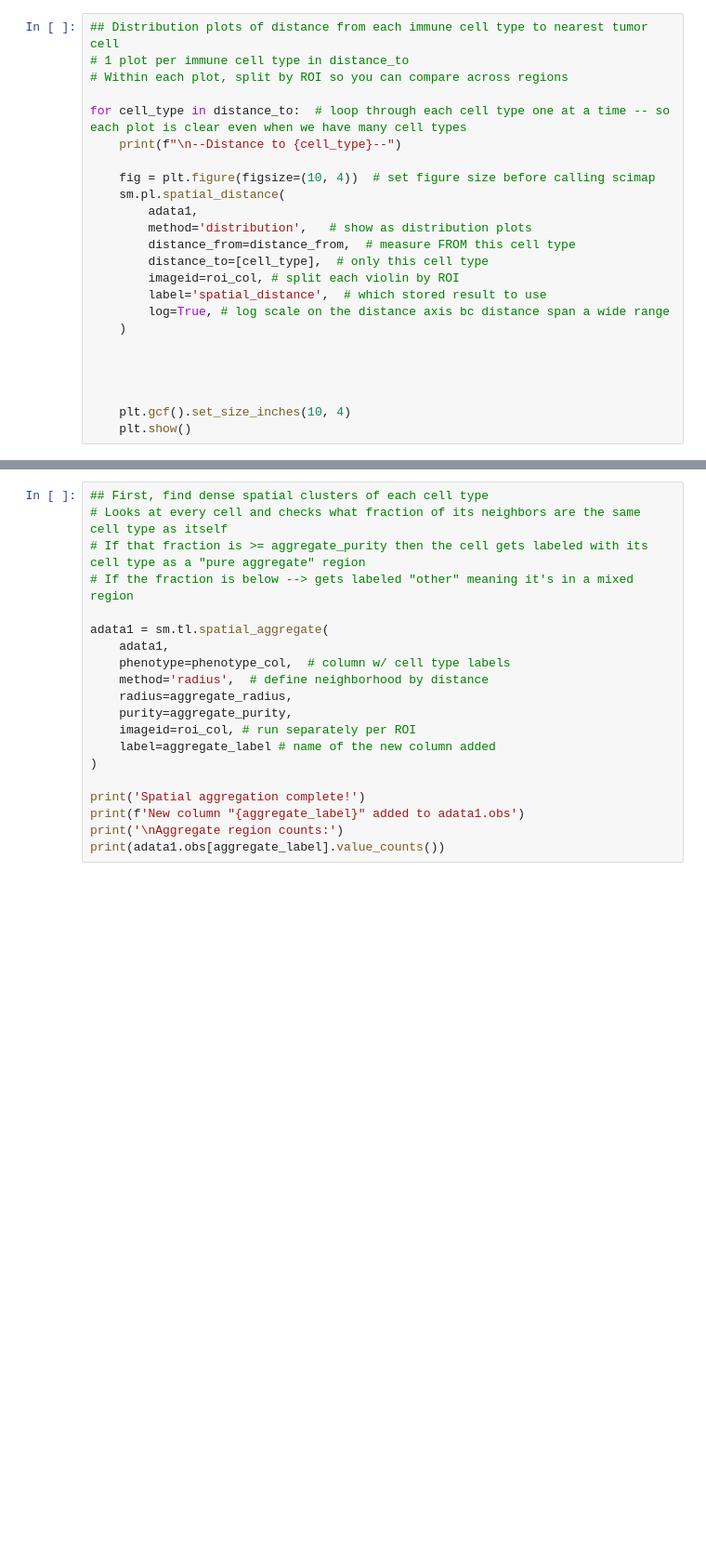
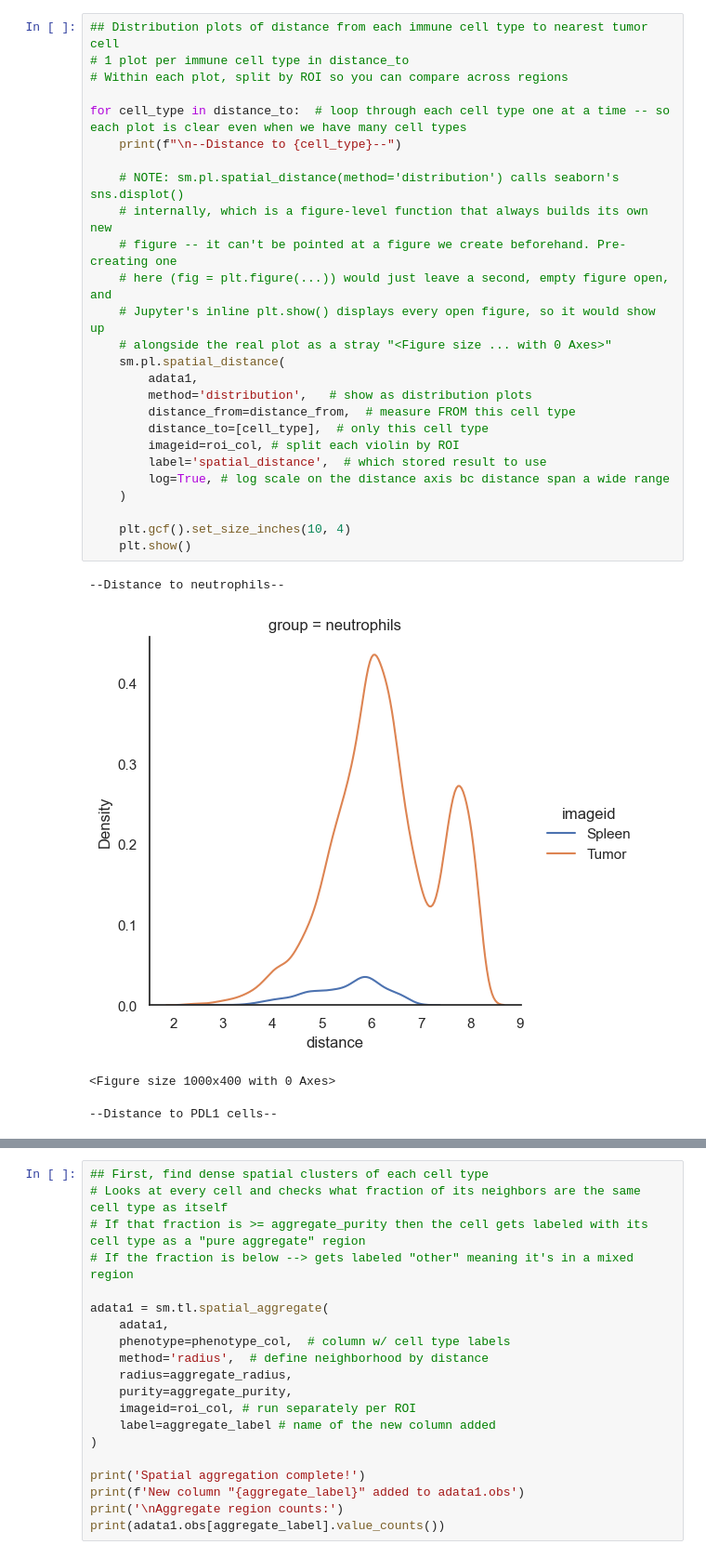
Before and after one commit to elizabethxiu/Elizabeth_Notebooks, a Jupyter notebook: 04_SCIMAP_within_sample_visuals.ipynb, the cells around one changed output, grey strips where cells are left out. Shown at 93% size. Saved outputs shown, nothing was run; the diff lists cells and outputs as text; blank space fills up the shorter version.

```diff
--- a/04_SCIMAP_within_sample_visuals.ipynb
+++ b/04_SCIMAP_within_sample_visuals.ipynb
@@ -307,24 +388,31 @@ for roi in adata1.obs[roi_col].unique():
 # %%
 ## Distribution plots of distance from each immune cell type to nearest tumor cell
 # 1 plot per immune cell type in distance_to
 # Within each plot, split by ROI so you can compare across regions
 
 for cell_type in distance_to:  # loop through each cell type one at a time -- so each plot is clear even when we have many cell types
     print(f"\n--Distance to {cell_type}--")
 
-    fig = plt.figure(figsize=(10, 4))  # set figure size before calling scimap
+    # NOTE: sm.pl.spatial_distance(method='distribution') calls seaborn's sns.displot()
+    # internally, which is a figure-level function that always builds its own new
+    # figure -- it can't be pointed at a figure we create beforehand. Pre-creating one
+    # here (fig = plt.figure(...)) would just leave a second, empty figure open, and
+    # Jupyter's inline plt.show() displays every open figure, so it would show up
+    # alongside the real plot as a stray "<Figure size ... with 0 Axes>"
     sm.pl.spatial_distance(
         adata1,
         method='distribution',   # show as distribution plots
         distance_from=distance_from,  # measure FROM this cell type
         distance_to=[cell_type],  # only this cell type
         imageid=roi_col, # split each violin by ROI
         label='spatial_distance',  # which stored result to use
         log=True, # log scale on the distance axis bc distance span a wide range
     )
 
-
-
-
     plt.gcf().set_size_inches(10, 4)
     plt.show()
+# %% [output]
+--Distance to neutrophils--
+[figure, added]
+<Figure size 1000x400 with 0 Axes>
+--Distance to PDL1 cells--
```
Also changed, not shown: parts of 23 cells of this notebook.
